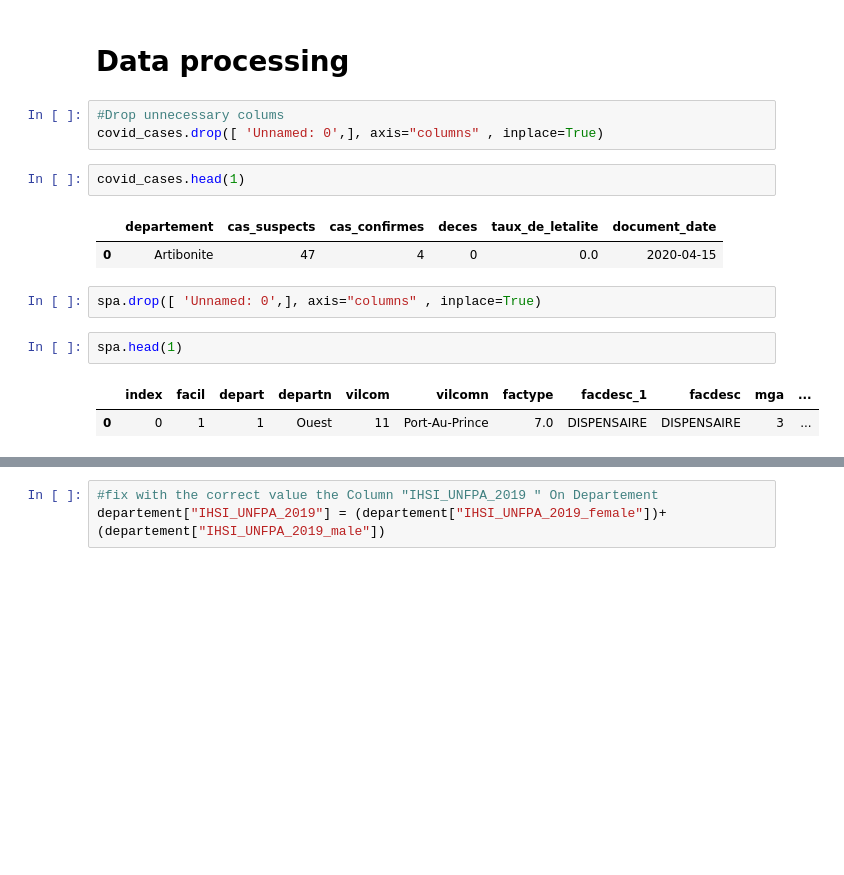
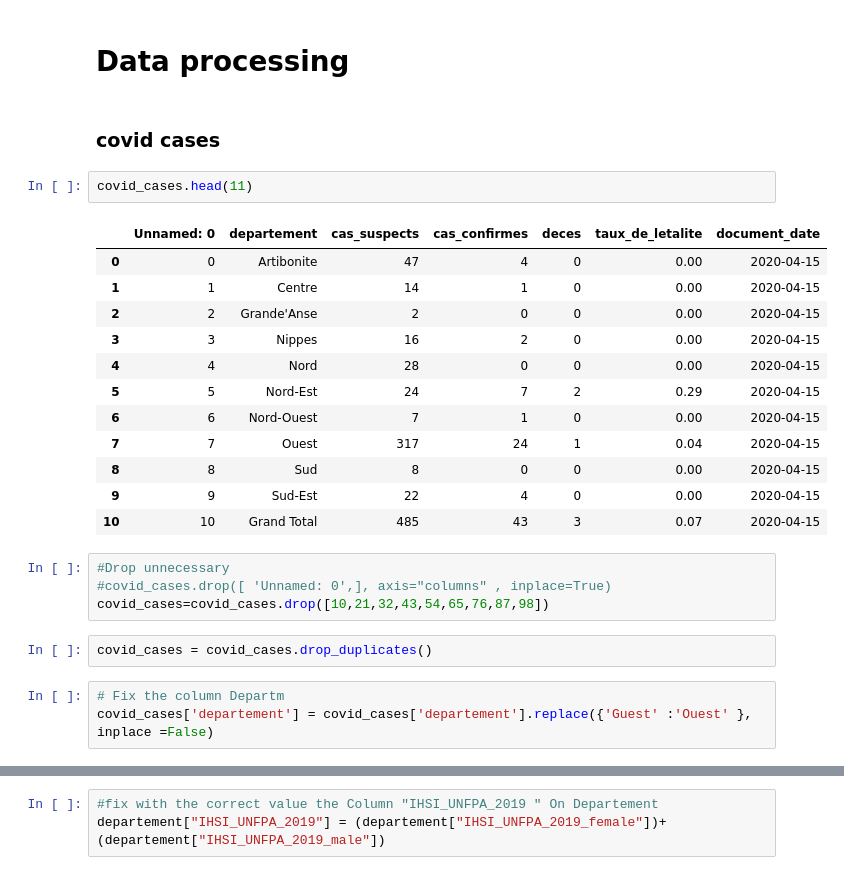
Before and after one commit to Thermoris1212/SQL-AND-POWER-BI-PROJECT, a Jupyter notebook: sql.ipynb, the cells around one changed output, grey strips where cells are left out. Saved outputs shown, nothing was run; the diff lists cells and outputs as text; blank space fills up the shorter version.

```diff
--- a/sql.ipynb
+++ b/sql.ipynb
@@ -133,18 +133,29 @@ memory usage: 16.5+ KB
 None
 # %% [markdown]
 # Data processing
+# %% [markdown]
+### covid cases
+# %%
+covid_cases.head(11)
+# %% [output]
+|  | Unnamed: 0 | departement | cas_suspects | cas_confirmes | deces | taux_de_letalite | document_date |
+| 0 | 0 | Artibonite | 47 | 4 | 0 | 0.00 | 2020-04-15 |
+| 1 | 1 | Centre | 14 | 1 | 0 | 0.00 | 2020-04-15 |
+| 2 | 2 | Grande'Anse | 2 | 0 | 0 | 0.00 | 2020-04-15 |
+| 3 | 3 | Nippes | 16 | 2 | 0 | 0.00 | 2020-04-15 |
+| 4 | 4 | Nord | 28 | 0 | 0 | 0.00 | 2020-04-15 |
+| 5 | 5 | Nord-Est | 24 | 7 | 2 | 0.29 | 2020-04-15 |
+| 6 | 6 | Nord-Ouest | 7 | 1 | 0 | 0.00 | 2020-04-15 |
+| 7 | 7 | Ouest | 317 | 24 | 1 | 0.04 | 2020-04-15 |
+| 8 | 8 | Sud | 8 | 0 | 0 | 0.00 | 2020-04-15 |
+| 9 | 9 | Sud-Est | 22 | 4 | 0 | 0.00 | 2020-04-15 |
+| 10 | 10 | Grand Total | 485 | 43 | 3 | 0.07 | 2020-04-15 |
 # %%
-#Drop unnecessary colums
-covid_cases.drop([ 'Unnamed: 0',], axis="columns" , inplace=True)
+#Drop unnecessary
+#covid_cases.drop([ 'Unnamed: 0',], axis="columns" , inplace=True)
+covid_cases=covid_cases.drop([10,21,32,43,54,65,76,87,98])
-# %%
-covid_cases.head(1)
-# %% [output]
-|  | departement | cas_suspects | cas_confirmes | deces | taux_de_letalite | document_date |
-| 0 | Artibonite | 47 | 4 | 0 | 0.0 | 2020-04-15 |
-# %%
-spa.drop([ 'Unnamed: 0',], axis="columns" , inplace=True)
-# %%
-spa.head(1)
-# %% [output]
-|  | index | facil | depart | departn | vilcom | vilcomn | factype | facdesc_1 | facdesc | mga | ... |
-| 0 | 0 | 1 | 1 | Ouest | 11 | Port-Au-Prince | 7.0 | DISPENSAIRE | DISPENSAIRE | 3 | ... |
+# %%
+covid_cases = covid_cases.drop_duplicates()
+# %%
+# Fix the column Departm
+covid_cases['departement'] = covid_cases['departement'].replace({'Guest' :'Ouest' }, inplace =False)
```
Also changed, not shown: parts of 34 cells of this notebook.
